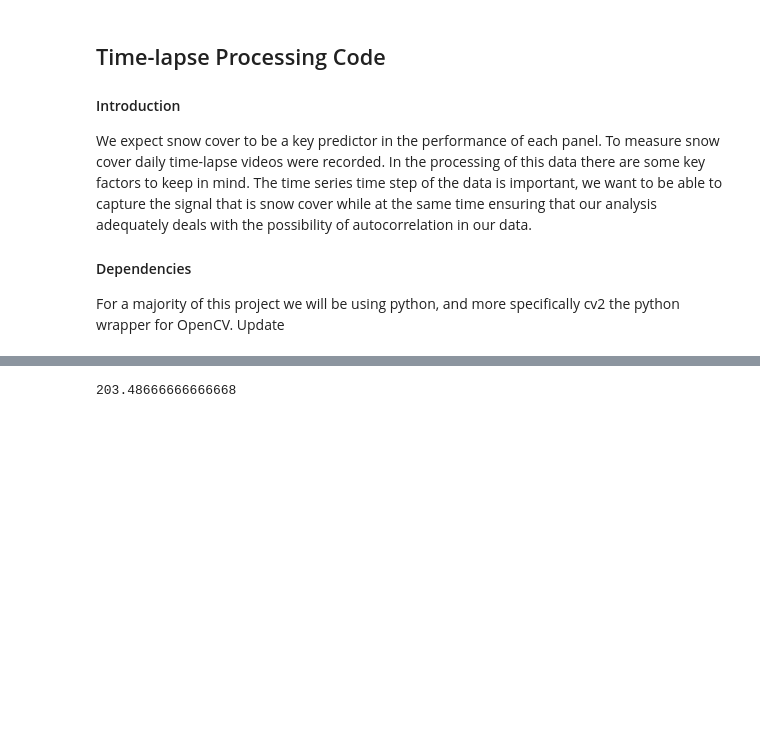
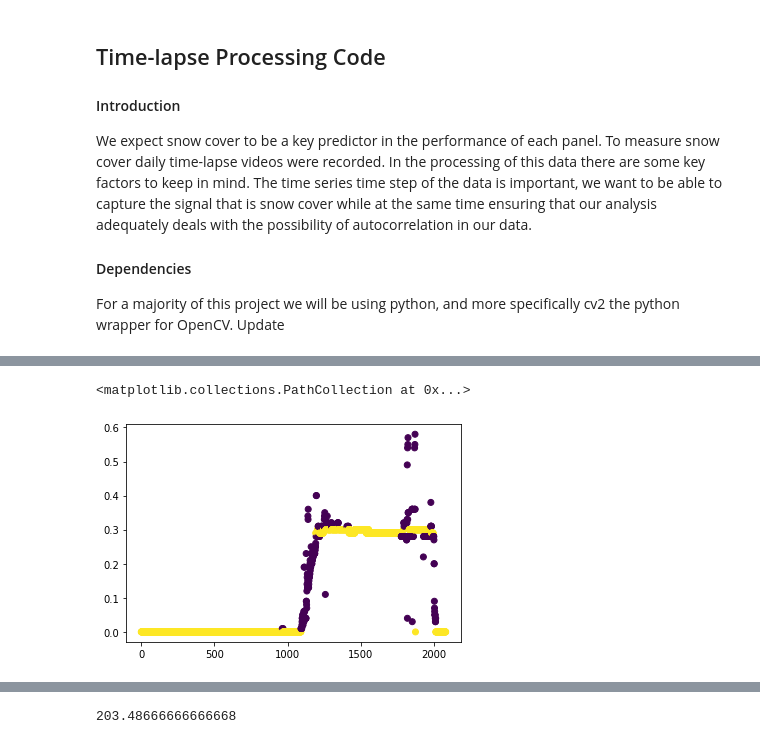
Before and after one commit to StefanoFochesatto/CRREL-Solar-Project, a Jupyter notebook: ExploratoryPythonScript.ipynb, the cells around one changed output, grey strips where cells are left out. Saved outputs shown, nothing was run; the diff lists cells and outputs as text; code cells hidden in the pictures; blank space fills up the shorter version.

```diff
--- a/ExploratoryPythonScript.ipynb
+++ b/ExploratoryPythonScript.ipynb
@@ -25,3 +215,8 @@ import copy
+# %%
+plt.scatter(range(1,2079), data[['10']].dropna(), c = anomalyfor10)
+# %% [output]
+<matplotlib.collections.PathCollection at 0x...>
+[figure, added]
 # %%
 
 ## Preliminary Image Processing Code
```
Also changed, not shown: parts of 25 cells of this notebook, 8 other files.
